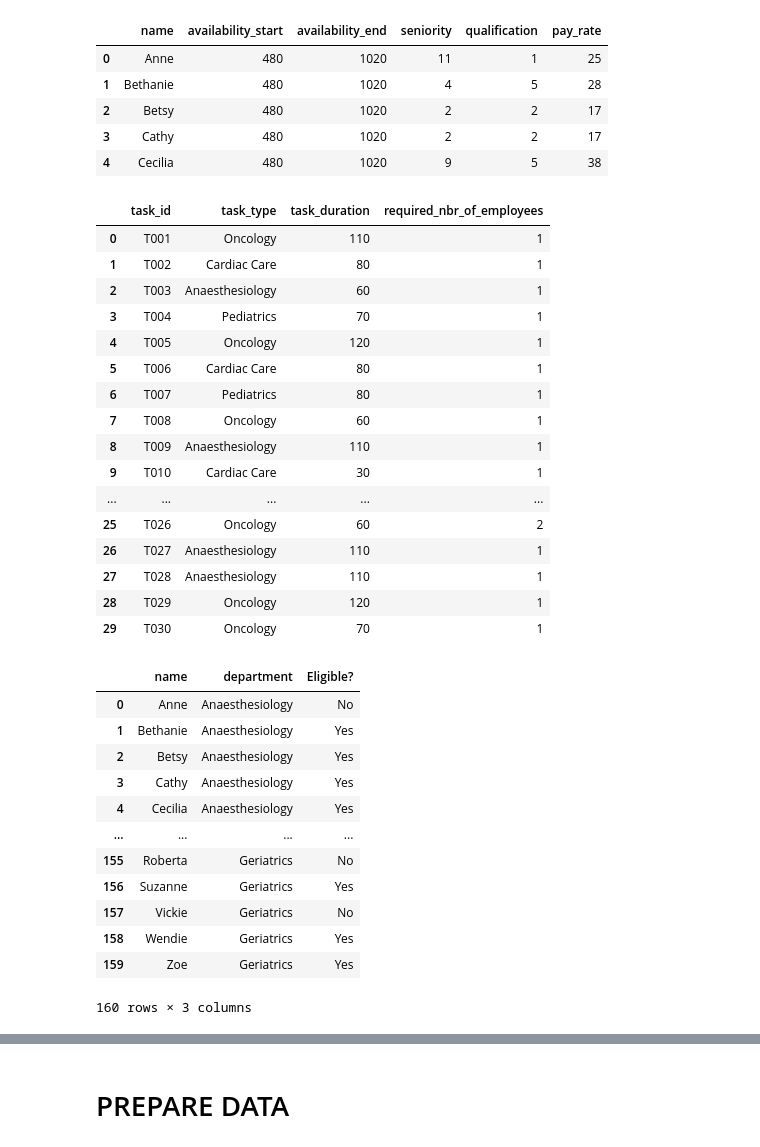
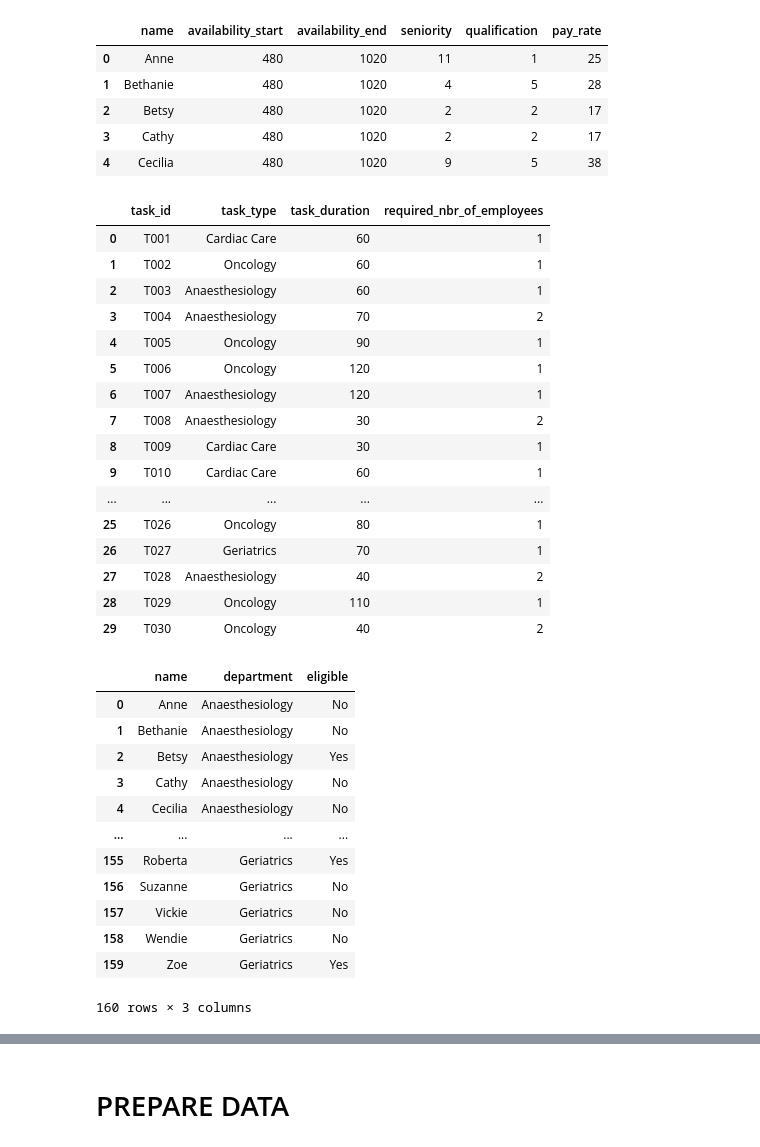
Before and after one commit to ErayCakici/Workforce-Scheduling-DOCPLEX-Examples_CP, a Jupyter notebook: 02_Collaborative.ipynb, the cells around one changed output, grey strips where cells are left out. Drawn from its saved outputs; the diff is of its cells as text; code cells hidden in the pictures.

```diff
--- a/02_Collaborative.ipynb
+++ b/02_Collaborative.ipynb
@@ -11,10 +11,15 @@ The scheduling problem can be also viewed as machine scheduling problem in which
 # %%
 import pandas as pd
 import math
+import os
 import numpy as np
 from collections import namedtuple
 import warnings
 warnings.filterwarnings('ignore')
+
+DATAFILE_PATH = os.path.join("data", "MasterData.xlsx")
+NB_EMPLOYEES = 5
+NB_TASKS = 30
 # %% [markdown]
 # READ DATA
 # %%
@@ -29,41 +34,41 @@ employeesTable
 | 3 | Cathy | 480 | 1020 | 2 | 2 | 17 |
 | 4 | Cecilia | 480 | 1020 | 9 | 5 | 38 |
 # %%
-tasksTable = pd.read_excel("C:\\Users\\167295724\\Desktop\\EmployeeScheduling\\MasterData.xlsx", sheet_name='Tasks', header=0)
-tasksTable=tasksTable.head(30) # select only 30 tasks in order to have a small-sized problem
+tasksTable = pd.read_excel(DATAFILE_PATH, sheet_name='Tasks', header=0)
+tasksTable = tasksTable.head(NB_TASKS) # select only NB_TASKS tasks in order to have a small-sized problem
 tasksTable
 # %% [output]
 |  | task_id | task_type | task_duration | required_nbr_of_employees |
-| 0 | T001 | Oncology | 110 | 1 |
-| 1 | T002 | Cardiac Care | 80 | 1 |
+| 0 | T001 | Cardiac Care | 60 | 1 |
+| 1 | T002 | Oncology | 60 | 1 |
 | 2 | T003 | Anaesthesiology | 60 | 1 |
-| 3 | T004 | Pediatrics | 70 | 1 |
-| 4 | T005 | Oncology | 120 | 1 |
-| 5 | T006 | Cardiac Care | 80 | 1 |
-| 6 | T007 | Pediatrics | 80 | 1 |
-| 7 | T008 | Oncology | 60 | 1 |
-| 8 | T009 | Anaesthesiology | 110 | 1 |
-| 9 | T010 | Cardiac Care | 30 | 1 |
+| 3 | T004 | Anaesthesiology | 70 | 2 |
+| 4 | T005 | Oncology | 90 | 1 |
+| 5 | T006 | Oncology | 120 | 1 |
+| 6 | T007 | Anaesthesiology | 120 | 1 |
+| 7 | T008 | Anaesthesiology | 30 | 2 |
+| 8 | T009 | Cardiac Care | 30 | 1 |
+| 9 | T010 | Cardiac Care | 60 | 1 |
 | ... | ... | ... | ... | ... |
-| 25 | T026 | Oncology | 60 | 2 |
-| 26 | T027 | Anaesthesiology | 110 | 1 |
-| 27 | T028 | Anaesthesiology | 110 | 1 |
-| 28 | T029 | Oncology | 120 | 1 |
-| 29 | T030 | Oncology | 70 | 1 |
+| 25 | T026 | Oncology | 80 | 1 |
+| 26 | T027 | Geriatrics | 70 | 1 |
+| 27 | T028 | Anaesthesiology | 40 | 2 |
+| 28 | T029 | Oncology | 110 | 1 |
+| 29 | T030 | Oncology | 40 | 2 |
 # %%
-skillsTable = pd.read_excel("C:\\Users\\167295724\\Desktop\\EmployeeScheduling\\MasterData.xlsx", sheet_name='Skills', header=0)
+skillsTable = pd.read_excel(DATAFILE_PATH, sheet_name='Skills', header=0)
 skillsTable
 # %% [output]
-|  | name | department | Eligible? |
+|  | name | department | eligible |
 | 0 | Anne | Anaesthesiology | No |
-| 1 | Bethanie | Anaesthesiology | Yes |
+| 1 | Bethanie | Anaesthesiology | No |
 | 2 | Betsy | Anaesthesiology | Yes |
-| 3 | Cathy | Anaesthesiology | Yes |
-| 4 | Cecilia | Anaesthesiology | Yes |
+| 3 | Cathy | Anaesthesiology | No |
+| 4 | Cecilia | Anaesthesiology | No |
 | ... | ... | ... | ... |
-| 155 | Roberta | Geriatrics | No |
-| 156 | Suzanne | Geriatrics | Yes |
+| 155 | Roberta | Geriatrics | Yes |
+| 156 | Suzanne | Geriatrics | No |
 | 157 | Vickie | Geriatrics | No |
-| 158 | Wendie | Geriatrics | Yes |
+| 158 | Wendie | Geriatrics | No |
 | 159 | Zoe | Geriatrics | Yes |
 160 rows × 3 columns
```
Also changed, not shown: parts of 10 cells of this notebook, 6 other files.
